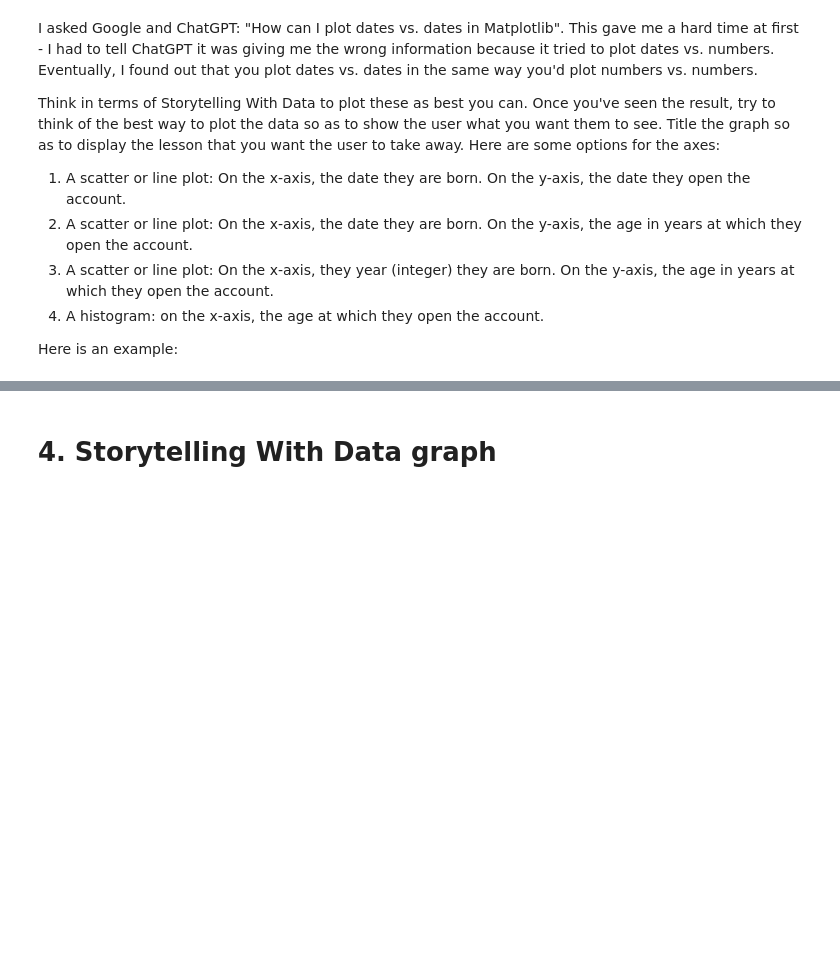
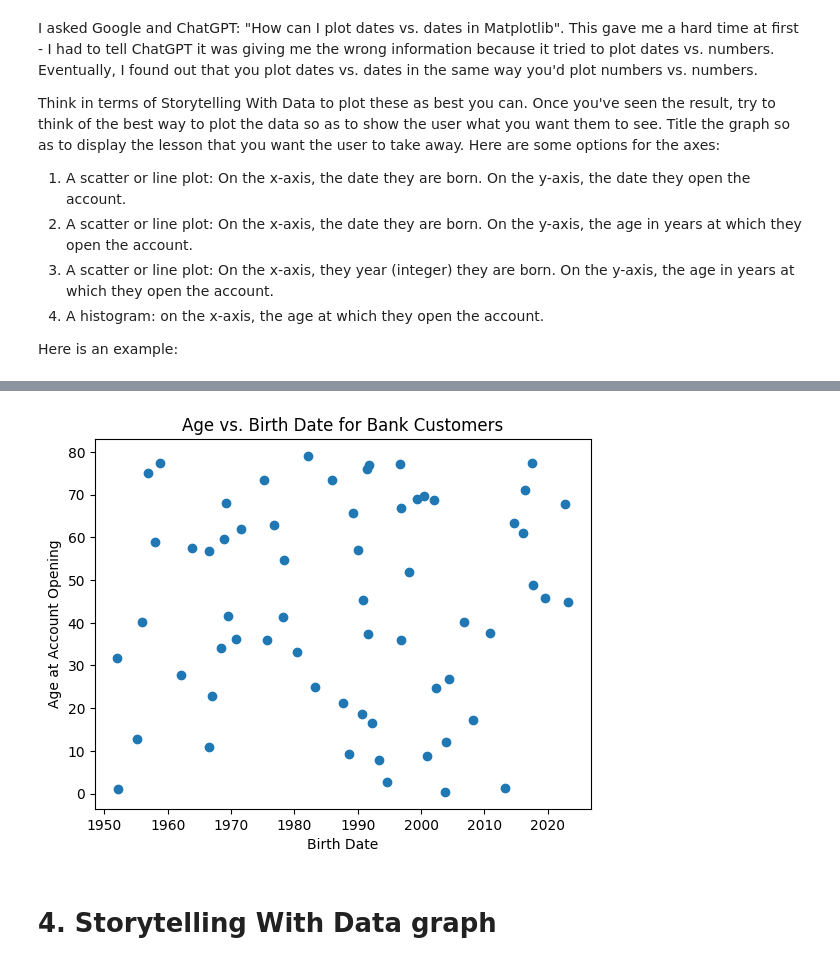
Before and after one commit to tbrantinghamBU/699-Personal, a Jupyter notebook: OMDS-ModB2-Week1-Brantingham-Tyler.ipynb, the cells around one changed output, grey strips where cells are left out. Drawn from its saved outputs; the diff is of its cells as text; code cells hidden in the pictures; blank space fills up the shorter version.

```diff
--- a/OMDS-ModB2-Week1-Brantingham-Tyler.ipynb
+++ b/OMDS-ModB2-Week1-Brantingham-Tyler.ipynb
@@ -295,3 +404,9 @@ This will involve using data.duplicated() but this time without keep = False.  W
 # %% [markdown]
 8. What are the mean, median, and mode customer age in years?  (Rounding down to the next lower age.)
 Are there any outliers?  (Customers with very large or very small ages, compared with the other ages?)
+# %%
+
+today = datetime.today()
+df_no_duplicates['Age'] = df_no_duplicates['BirthDate'].apply(
+    lambda x: today.year - x.year - ((today.month, today.day) < (x.month, x.day))
+)
@@ -300,6 +444,7 @@ Suggested Google search or ChatGPT prompt: "how can I find out the mean, median,
 # %% [markdown]
 9. One-hot encode the AccountType column.  This means creating a new "checking," "savings", and "cd" columns so that you can run machine learning algorithms.
 # %%
+df1 = df_no_duplicates.copy()
 one_hot = pd.get_dummies(df1["AccountType"])
-df2 = df2.join(one_hot)
+df2 = df1.join(one_hot)
 df2.iloc[0:5]
@@ -306,4 +458,8 @@ df2.iloc[0:5]
 # %% [markdown]
 Now, change the cd, checking, and savings columns into integers.
+# %%
+df2["cd"] = df2["cd"].astype(int)
+df2["checking"] = df2["checking"].astype(int)
+df2["savings"] = df2["savings"].astype(int)
 # %% [markdown]
 10. Are there any other data values that do not seem right?  If not, give an example?
@@ -343,3 +536,14 @@ ax.set_xlabel("Birth Date") # label the x axis
+# %%
+df2["Age"] = ((df2['AccountOpened'] - df2['BirthDate']).dt.days)/365
+# %%
+ax = plt.gca() # get an "Axes" object to draw on; gca stands for "get current Axes"
+ax.scatter(df2["BirthDate"], df2["Age"]) # create a scatter plot based on these two dates
+ax.set_ylabel("Age at Account Opening") # label the y axis
+ax.set_xlabel("Birth Date") # label the x axis
+ax.set_title("Age vs. Birth Date for Bank Customers")
+None
+# %% [output]
+[figure, added]
 # %% [markdown]
 # 4. Storytelling With Data graph
 # %% [markdown]
```
Also changed, not shown: parts of 20 cells of this notebook.
